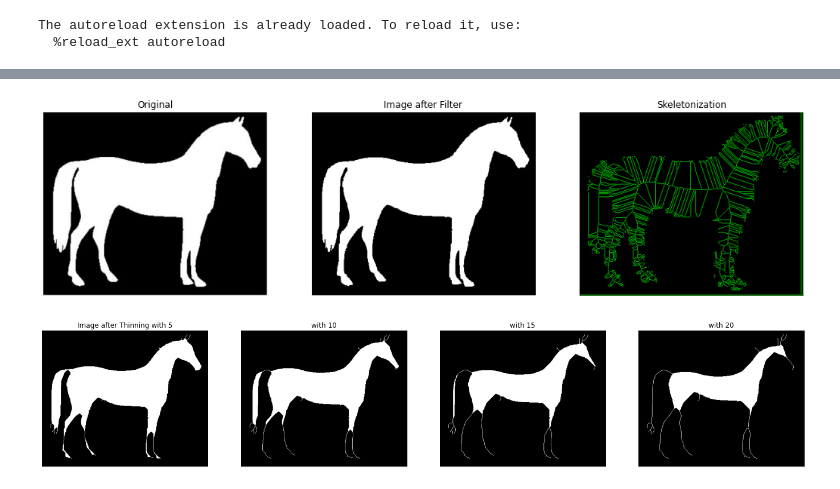
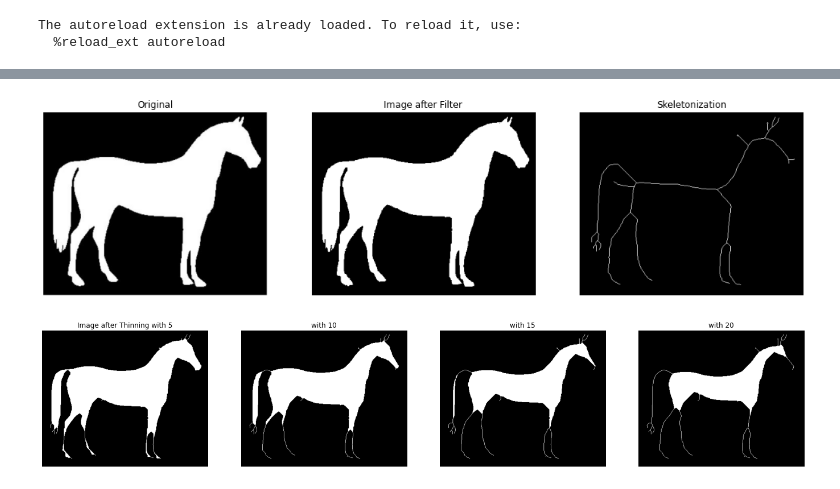
Before and after one commit to aashrafh/CMP362, a Jupyter notebook: Lab6_Morphology/lab-Morphology-STD.ipynb, the cells around one changed output, grey strips where cells are left out. Cells and saved outputs as stored; diff of their text form; code cells hidden in the pictures.

```diff
--- a/Lab6_Morphology/lab-Morphology-STD.ipynb
+++ b/Lab6_Morphology/lab-Morphology-STD.ipynb
@@ -87,18 +123,37 @@ show_images([dialation,made_dialation],['skimage dialation','made dialation'])
         Note: When using "find_contours(img, 0.8)" the o/p is a list of contours each having:
                 - contour[:,0] being the Y values of the contour perimeter points
                 - contour[:,1] being the X values of the contour perimeter points
+                binary_erosion, binary_dilation
 '''
-def binary(img, threshold):
-    gray = rgb2gray(img)*255
-    bin_img = 1.0*(gray > threshold)
-    return bin_img
+threshold = 153
+kernel = np.ones((3, 21)).astype(np.bool)
 
 img = io.imread('img/card.jpg')
-bin_img = binary(img, 135)
+img_gray = rgb2gray(img)
+img_with_boxes = np.copy(img)
+bin_img = binary(img, threshold)
+closed_img = dilate(bin_img, kernel)
+closed_img = erode(closed_img, kernel)
+contours = find_contours(closed_img, 0.8)
+
+bounding_boxes = []
+for contour in contours:
+    box = [np.min(contour[:, 1]), np.max(contour[:, 1]), np.min(contour[:, 0]), np.max(contour[:, 0])]
+    aspect_ratio = (box[1]-box[0])/float(box[3]-box[2])
+    if aspect_ratio > 2.5 and aspect_ratio < 3.5:
+        bounding_boxes.append(box)
+        # h = box[3]-box[2]
+        # if h > 20 and h < 25:
+        #     bounding_boxes.append(box)
+
+#When provided with the correct format of the list of bounding_boxes, this section will set all pixels inside boxes in img_with_boxes
+for box in bounding_boxes:
+    [Xmin, Xmax, Ymin, Ymax] = box
+    rr, cc = rectangle(start = (Ymin,Xmin), end = (Ymax,Xmax), shape=img_gray.shape)
+    rr = np.array(rr,dtype='int')
+    cc = np.array(cc,dtype='int')
+    img_with_boxes[rr, cc] = 1 #set color white
+
 show_images([img, bin_img], ['Original', 'Binary'])
-#When provided with the correct format of the list of bounding_boxes, this section will set all pixels inside boxes in img_with_boxes
-# for box in bounding_boxes:
-#     [Xmin, Xmax, Ymin, Ymax] = box
-#     rr, cc = rectangle(start = (Ymin,Xmin), end = (Ymax,Xmax), shape=img_gray.shape)
-#     img_with_boxes[rr, cc] = 1 #set color white
+show_images([closed_img, img_with_boxes], ['Closing', 'With Boxes'])
 # %% [output]
@@ -106,29 +162,29 @@ show_images([img, bin_img], ['Original', 'Binary'])
 # %%
 '''
 3) Skeletonization:
     - Load "horse.jpg" from the img folder
     - Use a binary threshold of 0.9 to remove invisible noise in the background
     - Use Skimage's "skeletonize(image)" to acquire the image's skeleton & show it
     - Use Skimage's "thin(image, max_iter)" with values of max_iter 5/10/15/20 & show it
 '''
 def binarize(image_to_transform, threshold):
     output_image= rgb2gray(image_to_transform);
     for x in range(output_image.shape[0]):
         for y in range(output_image.shape[1]):
             if output_image[x][y]< threshold:
                 output_image[x][y] = 0
             else:
                 output_image[x][y] = 1
     return output_image
 img = io.imread('img/horse.jpg')
 imgF = binarize(img,0.9)
-Skeleton = skeletonize(img)
+Skeleton = skeletonize(imgF)
 Thinned1 = thin(imgF, 5)
 Thinned2 = thin(imgF, 10)
 Thinned3 = thin(imgF, 15)
 Thinned4 = thin(imgF, 20)
 show_images([img, imgF, Skeleton], ['Original', 'Image after Filter', 'Skeletonization'])
 show_images([Thinned1, Thinned2, Thinned3, Thinned4], ['Image after Thinning with 5', 'with 10', 'with 15', 'with 20'])
 # %% [output]
-[figure, old version]
+[figure, new version]
 [figure]
```
Also changed, not shown: parts of 4 cells of this notebook.
